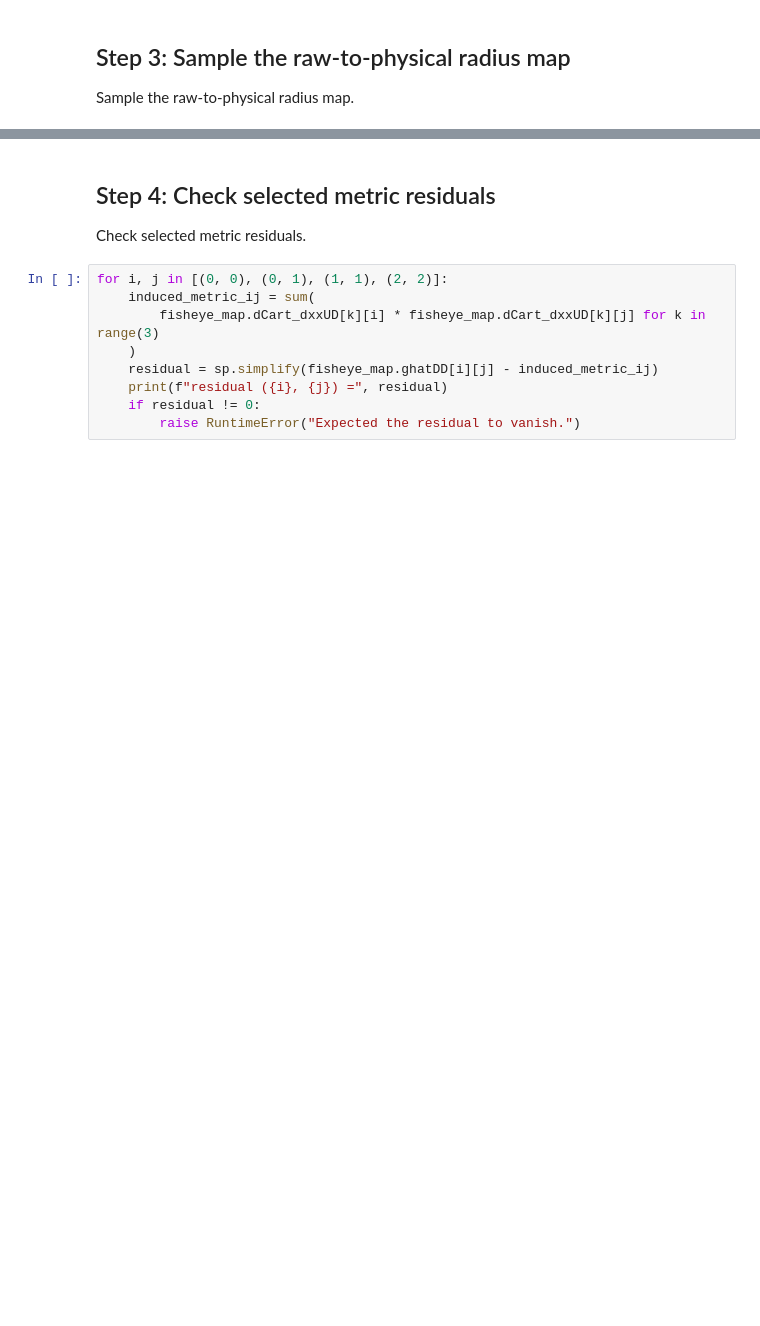
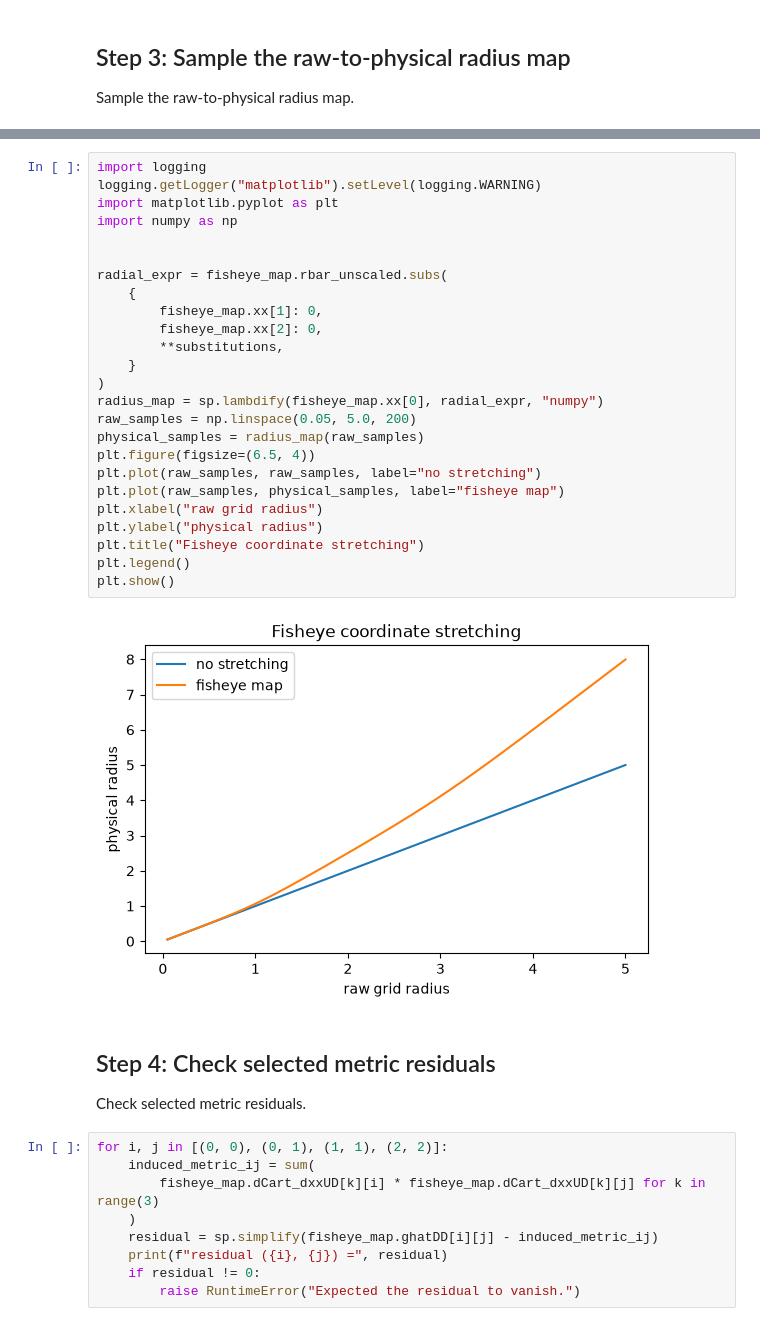
Before and after one commit to nrpy/tutorial, a Jupyter notebook: 4-curvilinear/generalrfm_and_fisheye.ipynb, the cells around one changed output, grey strips where cells are left out. Drawn from its saved outputs; the diff is of its cells as text; blank space fills up the shorter version.

```diff
--- a/4-curvilinear/generalrfm_and_fisheye.ipynb
+++ b/4-curvilinear/generalrfm_and_fisheye.ipynb
@@ -72,3 +113,30 @@ for raw_radius in [
+# %%
+import logging
+logging.getLogger("matplotlib").setLevel(logging.WARNING)
+import matplotlib.pyplot as plt
+import numpy as np
+
+
+radial_expr = fisheye_map.rbar_unscaled.subs(
+    {
+        fisheye_map.xx[1]: 0,
+        fisheye_map.xx[2]: 0,
+        **substitutions,
+    }
+)
+radius_map = sp.lambdify(fisheye_map.xx[0], radial_expr, "numpy")
+raw_samples = np.linspace(0.05, 5.0, 200)
+physical_samples = radius_map(raw_samples)
+plt.figure(figsize=(6.5, 4))
+plt.plot(raw_samples, raw_samples, label="no stretching")
+plt.plot(raw_samples, physical_samples, label="fisheye map")
+plt.xlabel("raw grid radius")
+plt.ylabel("physical radius")
+plt.title("Fisheye coordinate stretching")
+plt.legend()
+plt.show()
+# %% [output]
+[figure, added]
 # %% [markdown]
 ## Step 4: Check selected metric residuals
 
```
Also changed, not shown: parts of 8 cells of this notebook, 27 other files.
